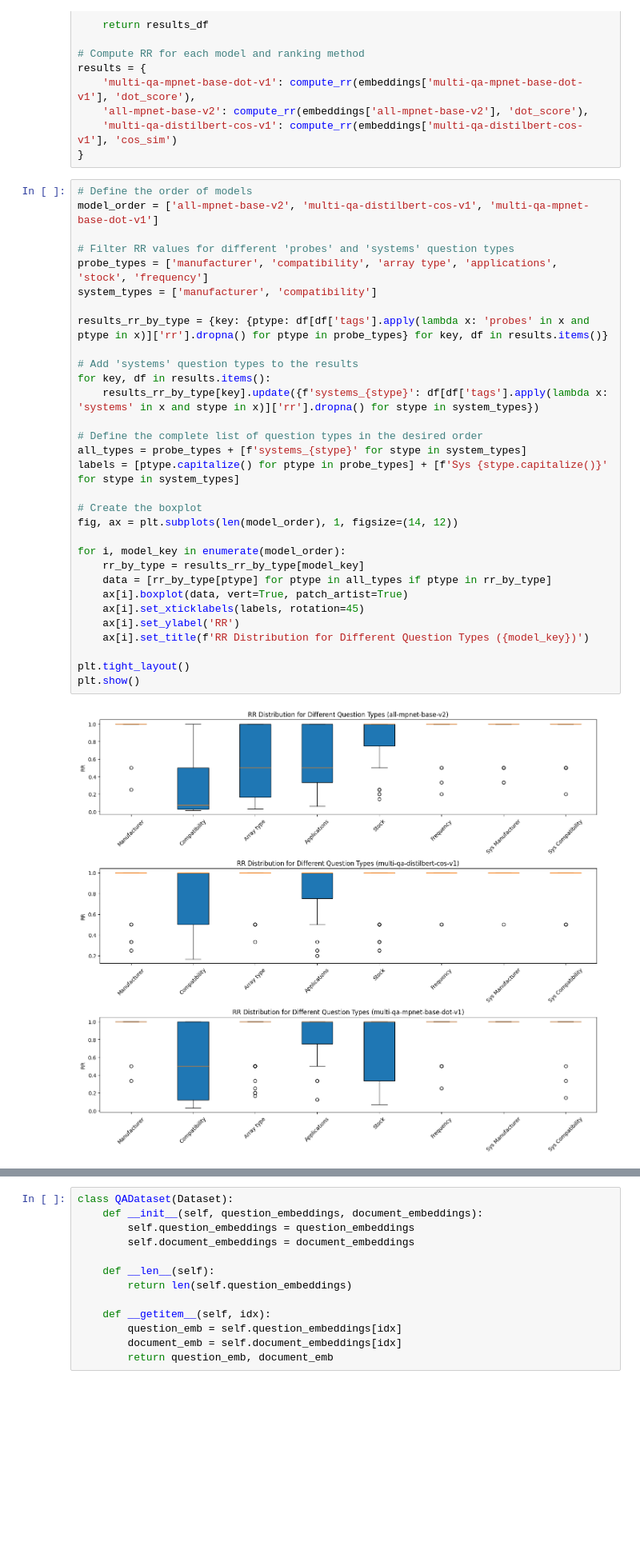
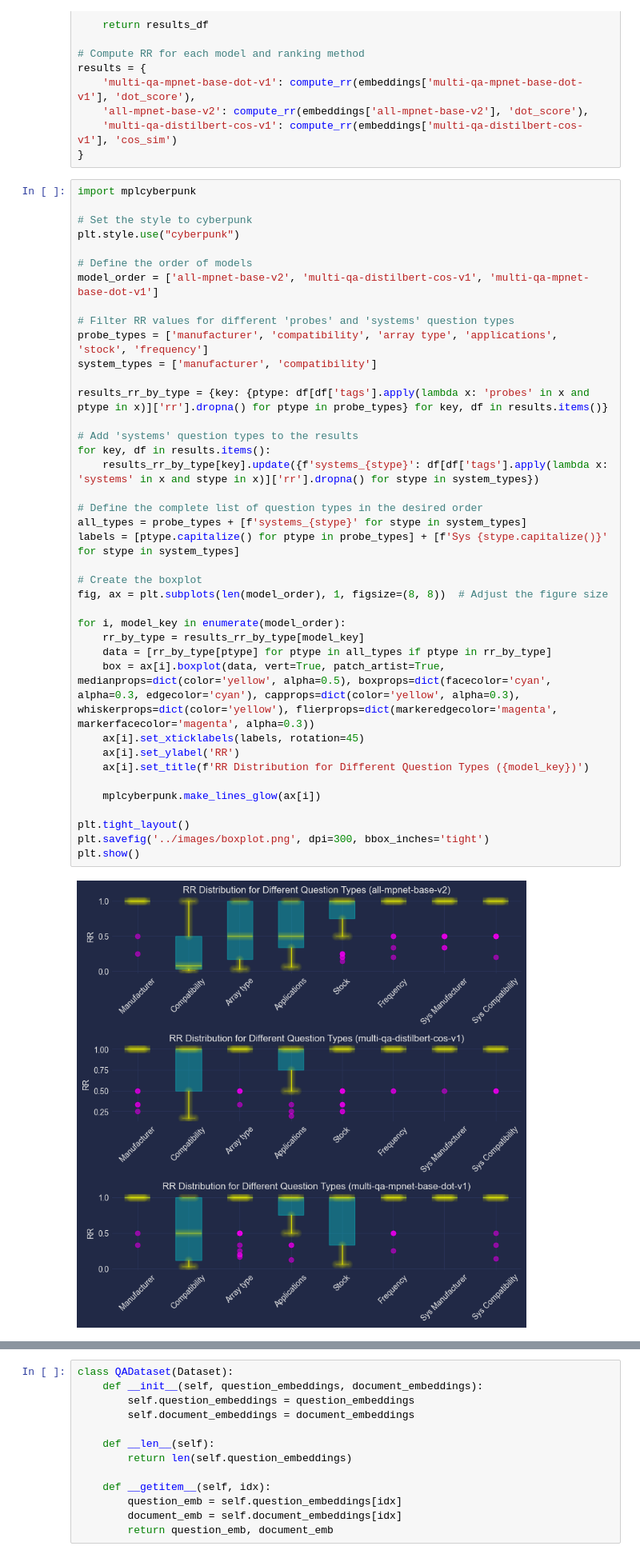
Before and after one commit to dennisvdang/QA-Retrieval-System, a Jupyter notebook: notebooks/qa_system.ipynb, the cells around one changed output, grey strips where cells are left out. Shown at 80% size. Saved outputs shown, nothing was run; the diff lists cells and outputs as text; blank space fills up the shorter version.

Commit message:
added images

```diff
--- a/notebooks/qa_system.ipynb
+++ b/notebooks/qa_system.ipynb
@@ -237,38 +237,46 @@ results = {
     'multi-qa-distilbert-cos-v1': compute_rr(embeddings['multi-qa-distilbert-cos-v1'], 'cos_sim')
 }
 # %%
+import mplcyberpunk
+
+# Set the style to cyberpunk
+plt.style.use("cyberpunk")
+
 # Define the order of models
 model_order = ['all-mpnet-base-v2', 'multi-qa-distilbert-cos-v1', 'multi-qa-mpnet-base-dot-v1']
 
 # Filter RR values for different 'probes' and 'systems' question types
 probe_types = ['manufacturer', 'compatibility', 'array type', 'applications', 'stock', 'frequency']
 system_types = ['manufacturer', 'compatibility']
 
 results_rr_by_type = {key: {ptype: df[df['tags'].apply(lambda x: 'probes' in x and ptype in x)]['rr'].dropna() for ptype in probe_types} for key, df in results.items()}
 
 # Add 'systems' question types to the results
 for key, df in results.items():
     results_rr_by_type[key].update({f'systems_{stype}': df[df['tags'].apply(lambda x: 'systems' in x and stype in x)]['rr'].dropna() for stype in system_types})
 
 # Define the complete list of question types in the desired order
 all_types = probe_types + [f'systems_{stype}' for stype in system_types]
 labels = [ptype.capitalize() for ptype in probe_types] + [f'Sys {stype.capitalize()}' for stype in system_types]
 
 # Create the boxplot
-fig, ax = plt.subplots(len(model_order), 1, figsize=(14, 12))
+fig, ax = plt.subplots(len(model_order), 1, figsize=(8, 8))  # Adjust the figure size
 
 for i, model_key in enumerate(model_order):
     rr_by_type = results_rr_by_type[model_key]
     data = [rr_by_type[ptype] for ptype in all_types if ptype in rr_by_type]
-    ax[i].boxplot(data, vert=True, patch_artist=True)
+    box = ax[i].boxplot(data, vert=True, patch_artist=True, medianprops=dict(color='yellow', alpha=0.5), boxprops=dict(facecolor='cyan', alpha=0.3, edgecolor='cyan'), capprops=dict(color='yellow', alpha=0.3), whiskerprops=dict(color='yellow'), flierprops=dict(markeredgecolor='magenta', markerfacecolor='magenta', alpha=0.3))
     ax[i].set_xticklabels(labels, rotation=45)
     ax[i].set_ylabel('RR')
     ax[i].set_title(f'RR Distribution for Different Question Types ({model_key})')
 
+    mplcyberpunk.make_lines_glow(ax[i])
+
 plt.tight_layout()
+plt.savefig('../images/boxplot.png', dpi=300, bbox_inches='tight')
 plt.show()
 # %% [output]
-[figure, old version]
+[figure, new version]
 # %%
 # Calculate means and standard errors
 mean_rr_by_type = {}
```
Also changed, not shown: parts of 1 cell of this notebook, 2 other files.
